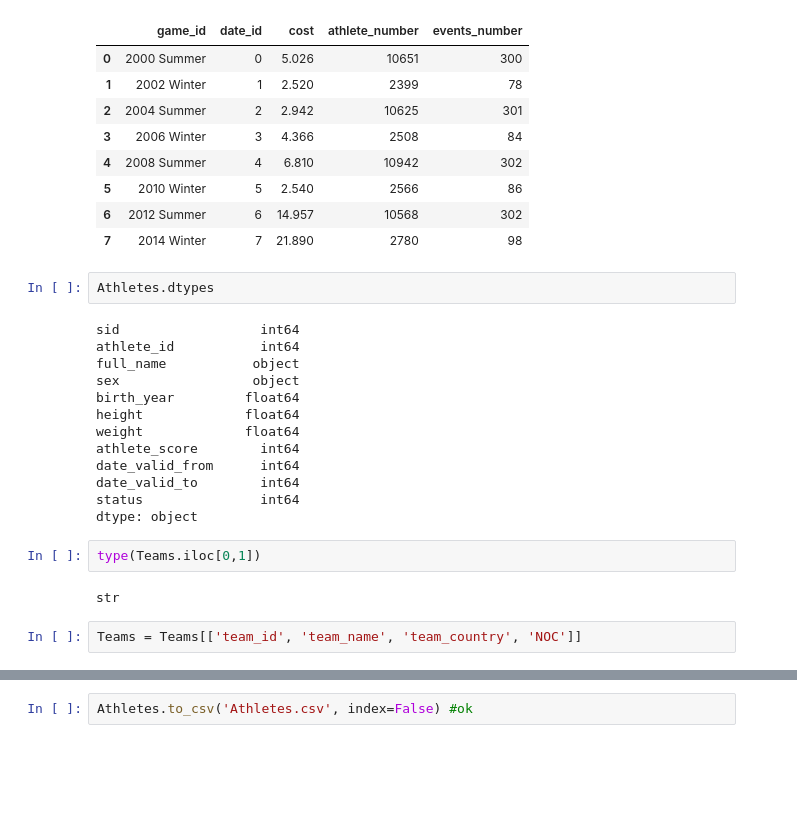
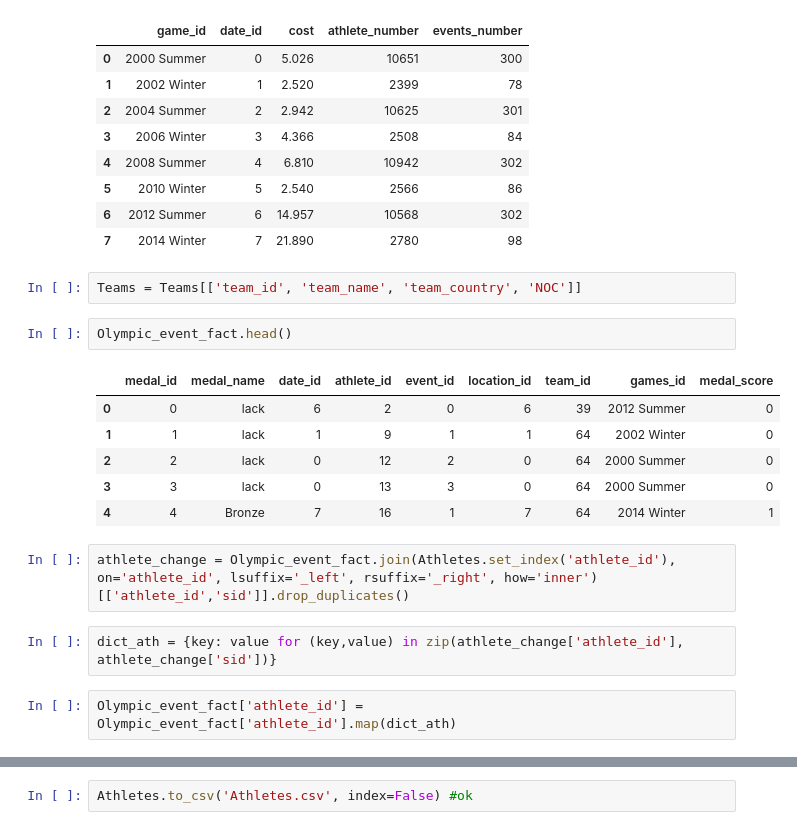
Before and after one commit to grudzienAda/hurtownie_project, a Jupyter notebook: ETL/table_transformations.ipynb, the cells around one changed output, grey strips where cells are left out. Saved outputs shown, nothing was run; the diff lists cells and outputs as text; blank space fills up the shorter version.

Commit message:
athlete_id to sid

```diff
--- a/ETL/table_transformations.ipynb
+++ b/ETL/table_transformations.ipynb
@@ -721,24 +721,20 @@ Olympic_games
 | 5 | 2010 Winter | 5 | 2.540 | 2566 | 86 |
 | 6 | 2012 Summer | 6 | 14.957 | 10568 | 302 |
 | 7 | 2014 Winter | 7 | 21.890 | 2780 | 98 |
-# %%
-Athletes.dtypes
-# %% [output]
-sid                  int64
-athlete_id           int64
-full_name           object
-sex                 object
-birth_year         float64
-height             float64
-weight             float64
-athlete_score        int64
-date_valid_from      int64
-date_valid_to        int64
-status               int64
-dtype: object
-# %%
-type(Teams.iloc[0,1])
-# %% [output]
-str
 # %%
 Teams = Teams[['team_id', 'team_name', 'team_country', 'NOC']]
+# %%
+Olympic_event_fact.head()
+# %% [output]
+|  | medal_id | medal_name | date_id | athlete_id | event_id | location_id | team_id | games_id | medal_score |
+| 0 | 0 | lack | 6 | 2 | 0 | 6 | 39 | 2012 Summer | 0 |
+| 1 | 1 | lack | 1 | 9 | 1 | 1 | 64 | 2002 Winter | 0 |
+| 2 | 2 | lack | 0 | 12 | 2 | 0 | 64 | 2000 Summer | 0 |
+| 3 | 3 | lack | 0 | 13 | 3 | 0 | 64 | 2000 Summer | 0 |
+| 4 | 4 | Bronze | 7 | 16 | 1 | 7 | 64 | 2014 Winter | 1 |
+# %%
+athlete_change = Olympic_event_fact.join(Athletes.set_index('athlete_id'), on='athlete_id', lsuffix='_left', rsuffix='_right', how='inner')[['athlete_id','sid']].drop_duplicates()
+# %%
+dict_ath = {key: value for (key,value) in zip(athlete_change['athlete_id'], athlete_change['sid'])}
+# %%
+Olympic_event_fact['athlete_id'] = Olympic_event_fact['athlete_id'].map(dict_ath)
```
Also changed, not shown: parts of 2 cells of this notebook.
